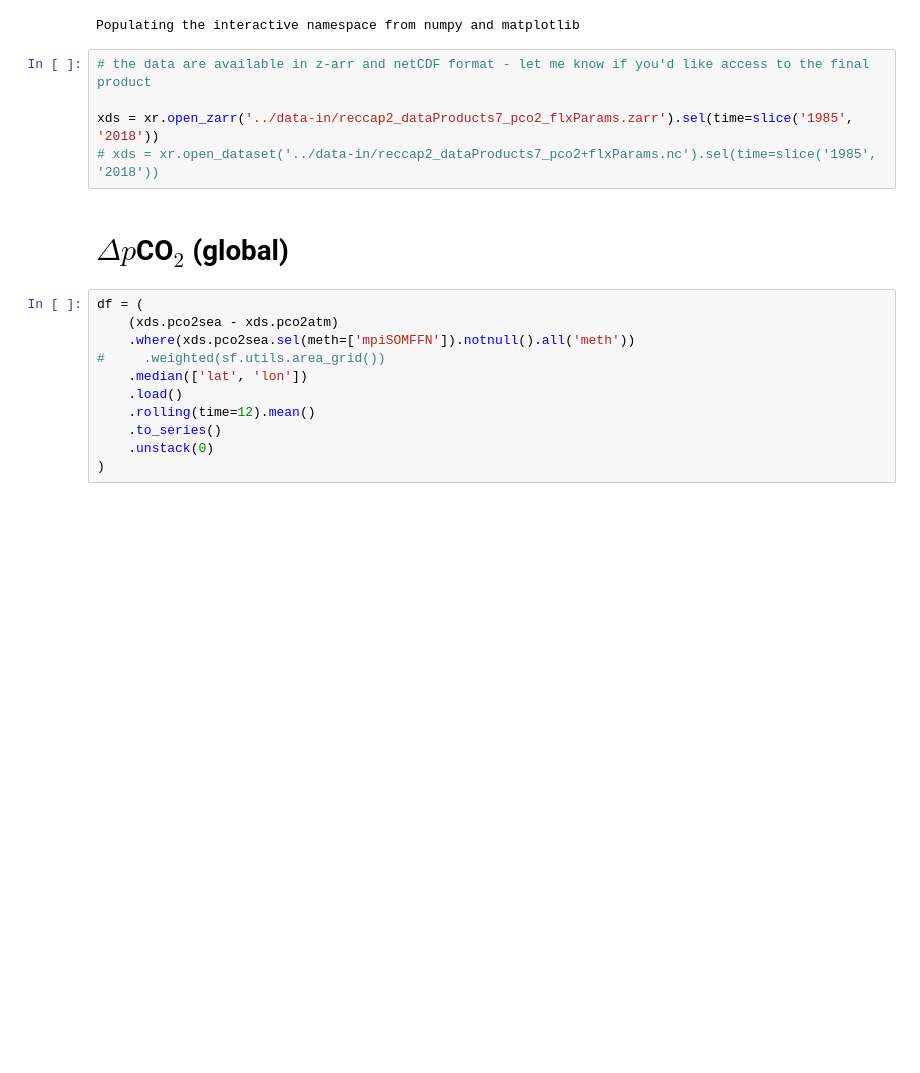
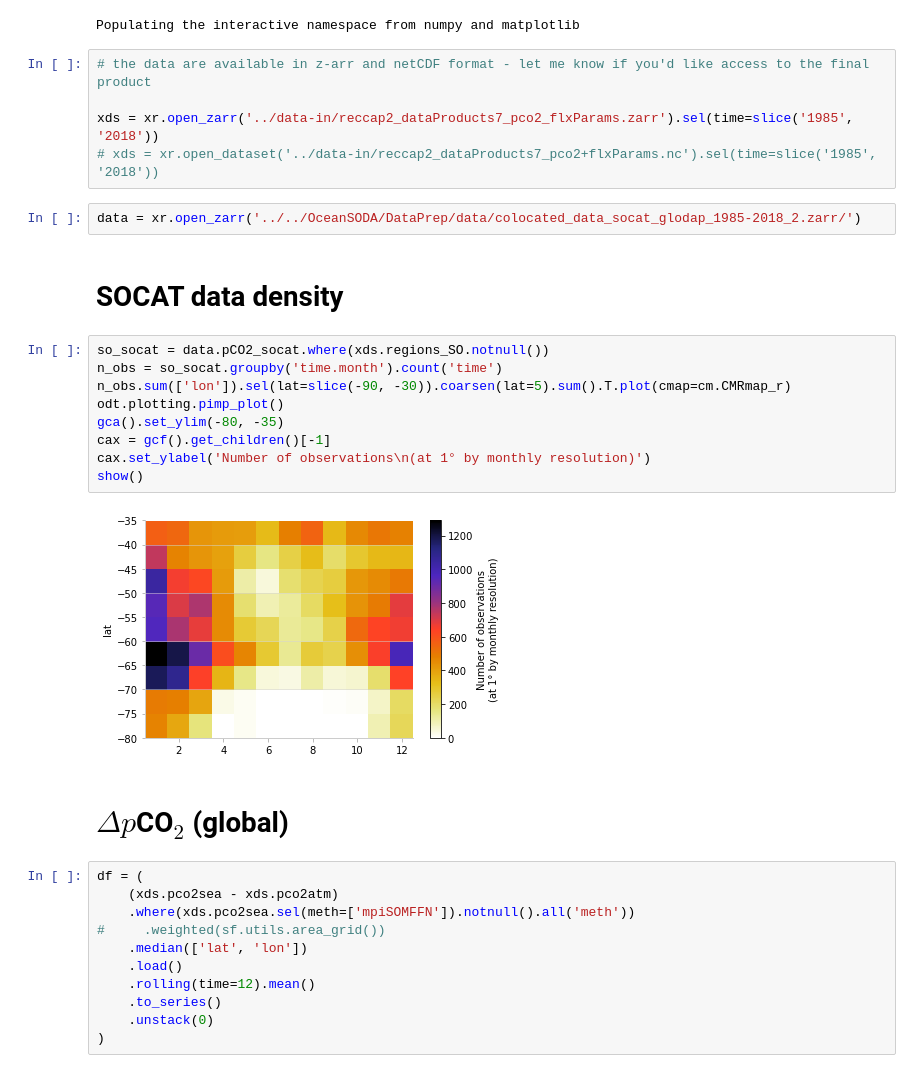
Before and after one commit to RECCAP2-ocean/Southern-Ocean, a Jupyter notebook: notebooks/data-products-fluxes.ipynb, the cells around one changed output. Drawn from its saved outputs; the diff is of its cells as text; blank space fills up the shorter version.

```diff
--- a/notebooks/data-products-fluxes.ipynb
+++ b/notebooks/data-products-fluxes.ipynb
@@ -20,6 +20,21 @@ Populating the interactive namespace from numpy and matplotlib
 
 xds = xr.open_zarr('../data-in/reccap2_dataProducts7_pco2_flxParams.zarr').sel(time=slice('1985', '2018'))
 # xds = xr.open_dataset('../data-in/reccap2_dataProducts7_pco2+flxParams.nc').sel(time=slice('1985', '2018'))
+# %%
+data = xr.open_zarr('../../OceanSODA/DataPrep/data/colocated_data_socat_glodap_1985-2018_2.zarr/')
+# %% [markdown]
+# SOCAT data density
+# %%
+so_socat = data.pCO2_socat.where(xds.regions_SO.notnull())
+n_obs = so_socat.groupby('time.month').count('time')
+n_obs.sum(['lon']).sel(lat=slice(-90, -30)).coarsen(lat=5).sum().T.plot(cmap=cm.CMRmap_r)
+odt.plotting.pimp_plot()
+gca().set_ylim(-80, -35)
+cax = gcf().get_children()[-1]
+cax.set_ylabel('Number of observations\n(at 1° by monthly resolution)')
+show()
+# %% [output]
+[figure, added]
 # %% [markdown]
 # $\Delta p$CO$_2$ (global)
 # %%
```
Also changed, not shown: parts of 17 cells of this notebook.
